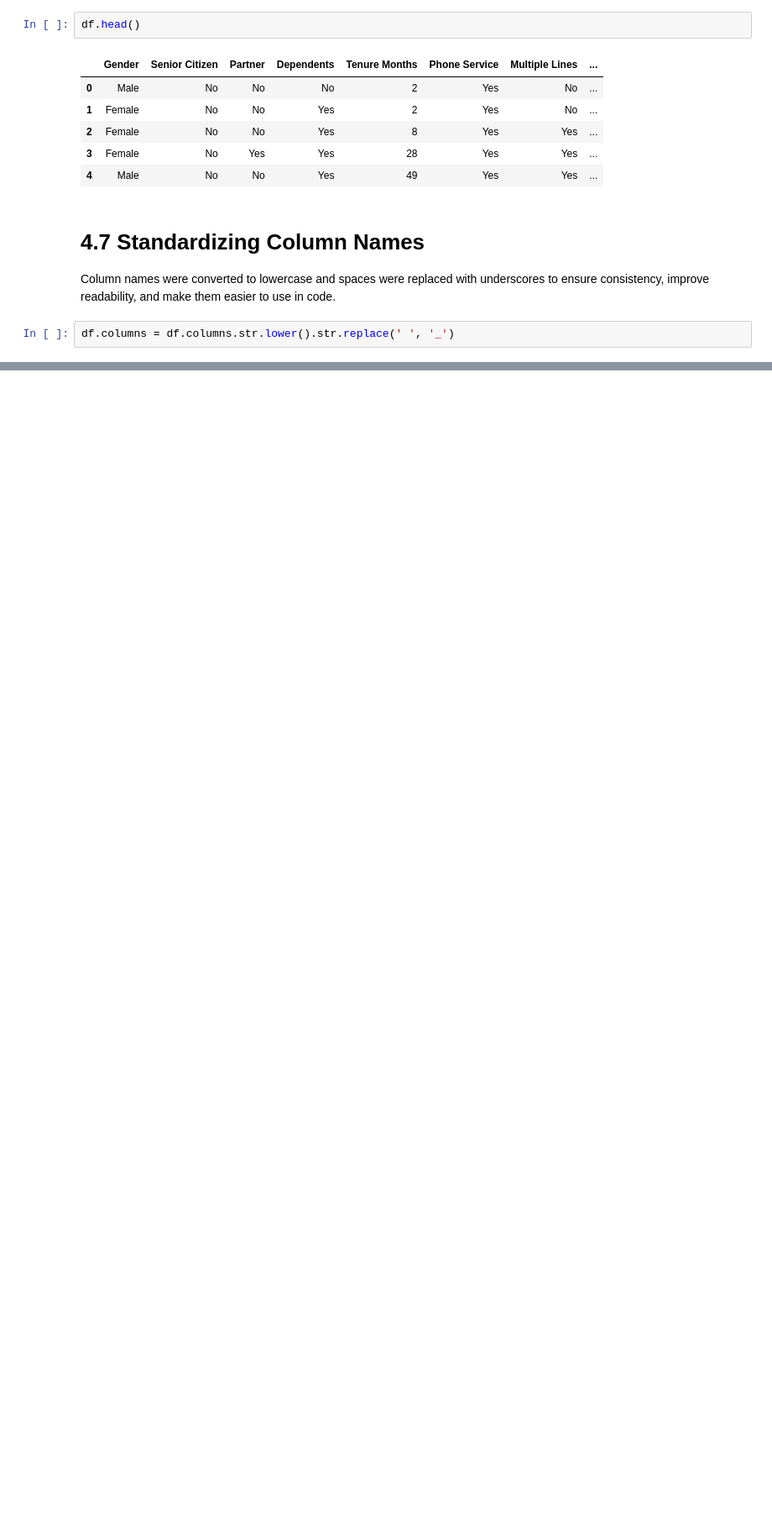
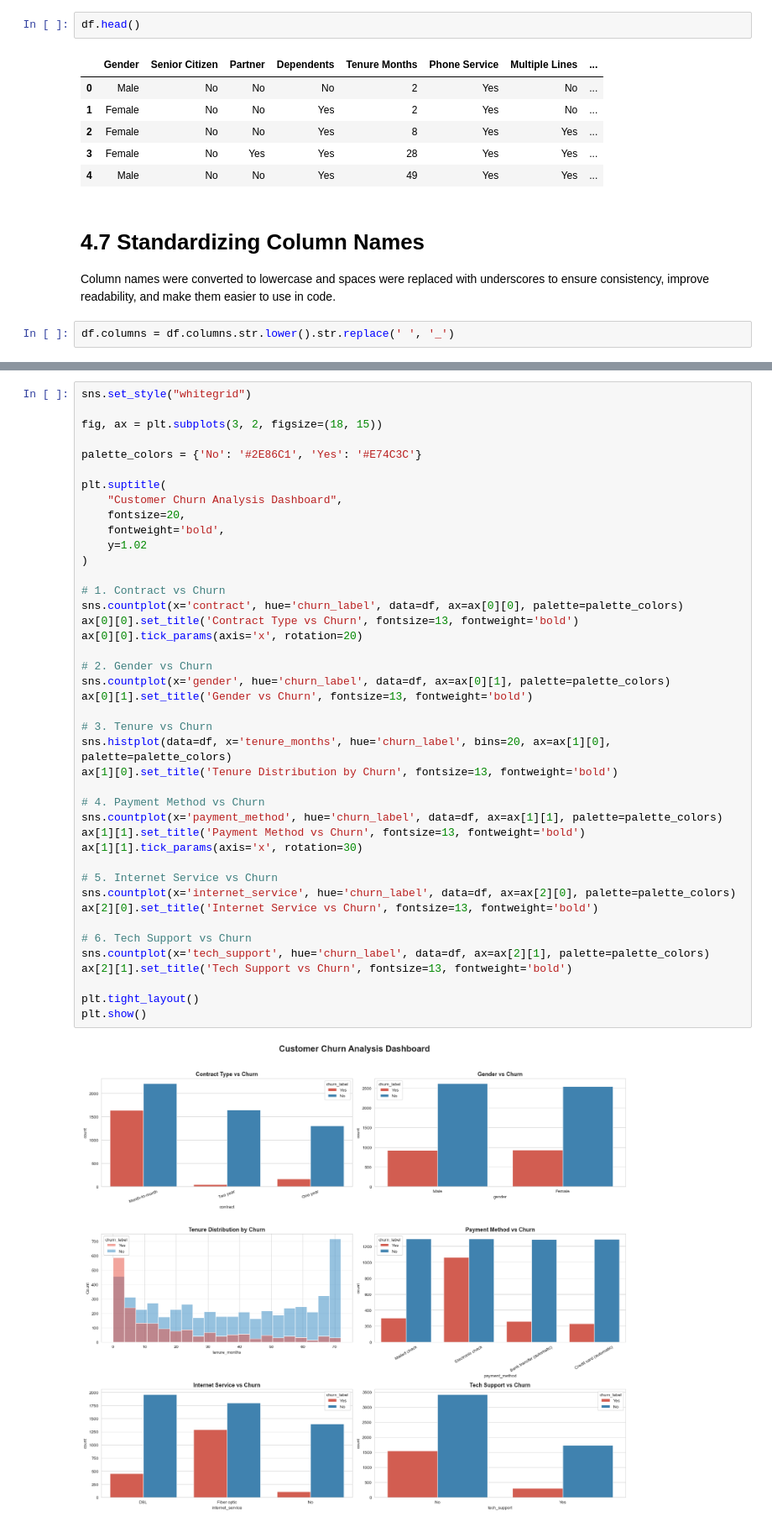
Before and after one commit to Gayathri-Gopalsamy/customer-churn-prediction-ml, a Jupyter notebook: Telco_customer_churn_prediction.ipynb, the cells around one changed output, grey strips where cells are left out. Shown at 84% size. Cells and saved outputs as stored; diff of their text form; blank space fills up the shorter version.

Commit message:
added exploratory data analysis

```diff
--- a/Telco_customer_churn_prediction.ipynb
+++ b/Telco_customer_churn_prediction.ipynb
@@ -295,0 +333,44 @@ df.columns = df.columns.str.lower().str.replace(' ', '_')
+# %%
+sns.set_style("whitegrid")
+
+fig, ax = plt.subplots(3, 2, figsize=(18, 15))
+
+palette_colors = {'No': '#2E86C1', 'Yes': '#E74C3C'}
+
+plt.suptitle(
+    "Customer Churn Analysis Dashboard",
+    fontsize=20,
+    fontweight='bold',
+    y=1.02
+)
+
+# 1. Contract vs Churn
+sns.countplot(x='contract', hue='churn_label', data=df, ax=ax[0][0], palette=palette_colors)
+ax[0][0].set_title('Contract Type vs Churn', fontsize=13, fontweight='bold')
+ax[0][0].tick_params(axis='x', rotation=20)
+
+# 2. Gender vs Churn
+sns.countplot(x='gender', hue='churn_label', data=df, ax=ax[0][1], palette=palette_colors)
+ax[0][1].set_title('Gender vs Churn', fontsize=13, fontweight='bold')
+
+# 3. Tenure vs Churn
+sns.histplot(data=df, x='tenure_months', hue='churn_label', bins=20, ax=ax[1][0], palette=palette_colors)
+ax[1][0].set_title('Tenure Distribution by Churn', fontsize=13, fontweight='bold')
+
+# 4. Payment Method vs Churn
+sns.countplot(x='payment_method', hue='churn_label', data=df, ax=ax[1][1], palette=palette_colors)
+ax[1][1].set_title('Payment Method vs Churn', fontsize=13, fontweight='bold')
+ax[1][1].tick_params(axis='x', rotation=30)
+
+# 5. Internet Service vs Churn
+sns.countplot(x='internet_service', hue='churn_label', data=df, ax=ax[2][0], palette=palette_colors)
+ax[2][0].set_title('Internet Service vs Churn', fontsize=13, fontweight='bold')
+
+# 6. Tech Support vs Churn
+sns.countplot(x='tech_support', hue='churn_label', data=df, ax=ax[2][1], palette=palette_colors)
+ax[2][1].set_title('Tech Support vs Churn', fontsize=13, fontweight='bold')
+
+plt.tight_layout()
+plt.show()
+# %% [output]
+[figure, added]
```
Also changed, not shown: parts of 10 cells of this notebook.
